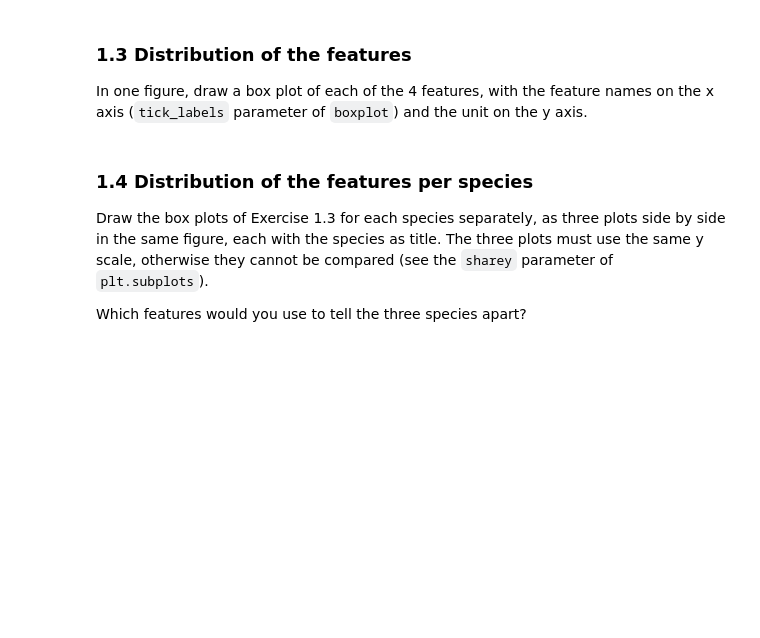
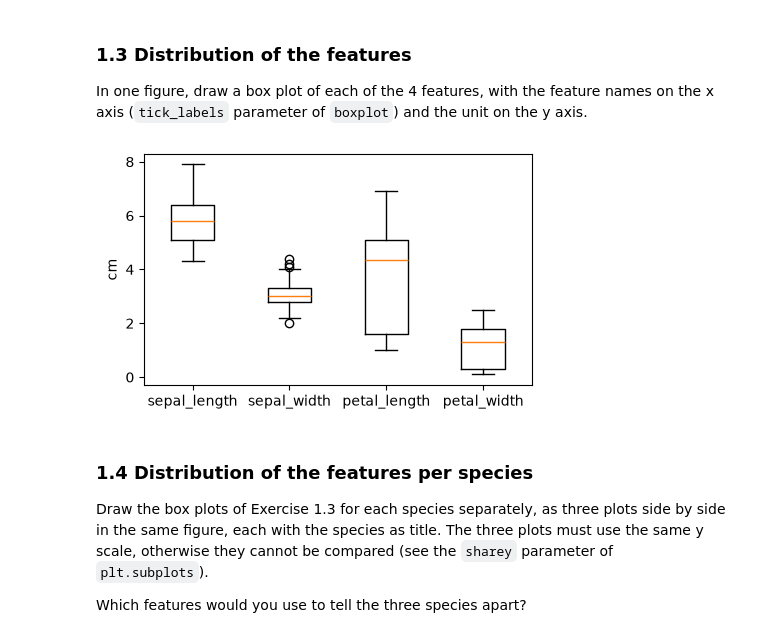
Before and after one commit to lentscode/ml4n-python, a Jupyter notebook: labs/lab2_numpy_and_pandas/lab2_numpy_and_pandas.ipynb, the cells around one changed output. Drawn from its saved outputs; the diff is of its cells as text; code cells hidden in the pictures; blank space fills up the shorter version.

```diff
--- a/labs/lab2_numpy_and_pandas/lab2_numpy_and_pandas.ipynb
+++ b/labs/lab2_numpy_and_pandas/lab2_numpy_and_pandas.ipynb
@@ -71,3 +80,8 @@ In Lab 1 you loaded Iris as a list of lists and computed its statistics with loo
 Load `iris.csv` into a DataFrame `iris_df` whose columns are named `sepal_length`, `sepal_width`, `petal_length`, `petal_width` and `class` (see the `header` and `names` parameters of `pd.read_csv`).
 
 *Check*: the shape of `iris_df` is `(150, 5)`, and its first row is `5.1, 3.5, 1.4, 0.2, Iris-setosa`.
+# %%
+df = pd.read_csv("iris.csv", names=["sepal_length", "sepal_width", "petal_length", "petal_width", "class"])
+assert df.shape == (150, 5)
+
+df
@@ -81,6 +125,18 @@ TODO: write your comment here
 # %% [markdown]
 ### 1.3 Distribution of the features
 In one figure, draw a box plot of each of the 4 features, with the feature names on the x axis (`tick_labels` parameter of `boxplot`) and the unit on the y axis.
+# %%
+#df.plot(kind="box") # simpler
+columns = [col for col in df.columns if col != "class"]
+series = [df[col] for col in columns]
+
+fig, ax = plt.subplots(figsize=(5, 3))
+ax.boxplot(series)
+ax.set_xticks([i for i in range(1, 5)], columns)
+ax.set_ylabel("cm")
+plt.show()
+# %% [output]
+[figure, added]
 # %% [markdown]
 ### 1.4 Distribution of the features per species
 Draw the box plots of Exercise 1.3 for each species separately, as three plots side by side in the same figure, each with the species as title. The three plots must use the same y scale, otherwise they cannot be compared (see the `sharey` parameter of `plt.subplots`).
```
Also changed, not shown: parts of 11 cells of this notebook, 1 other file.
